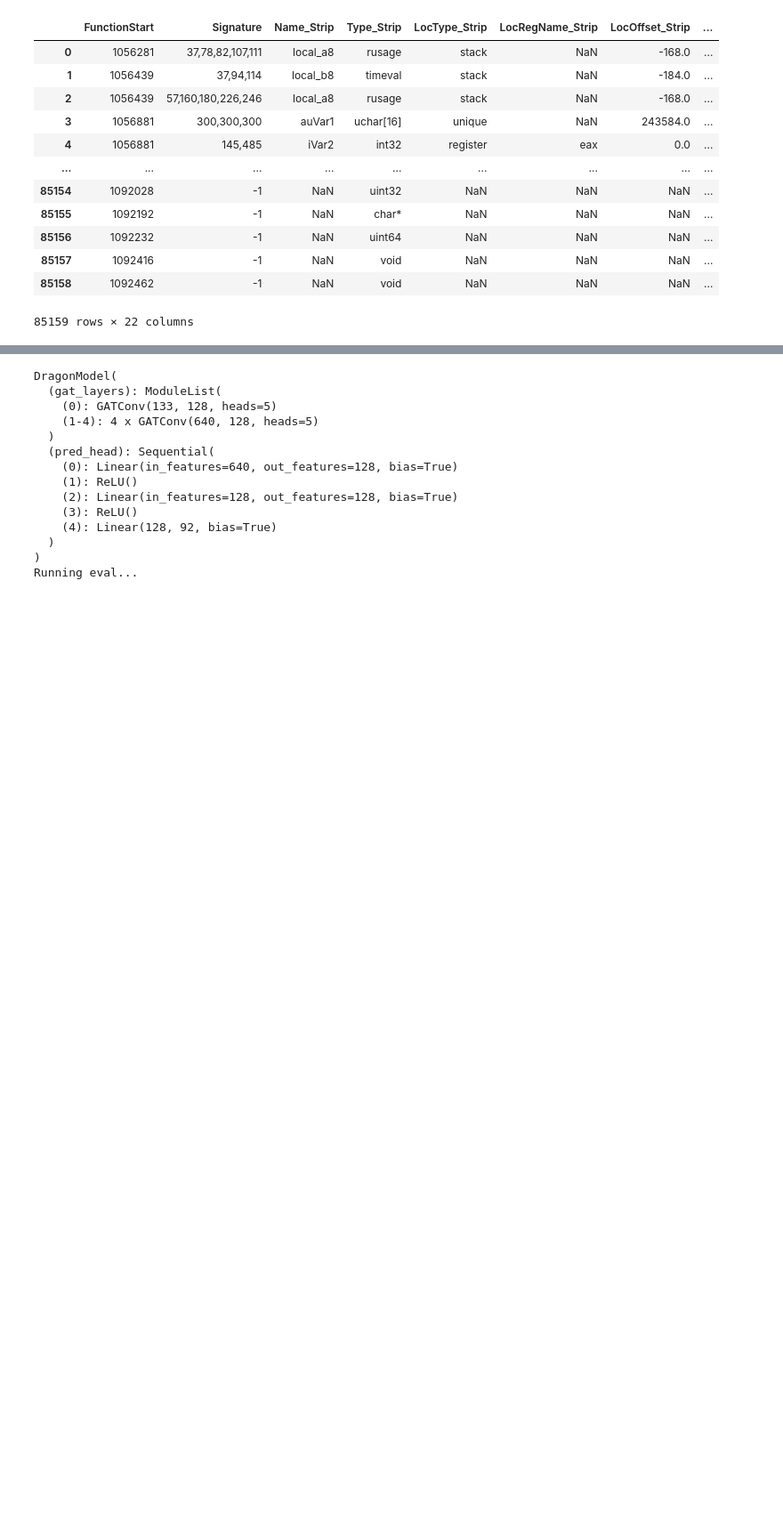
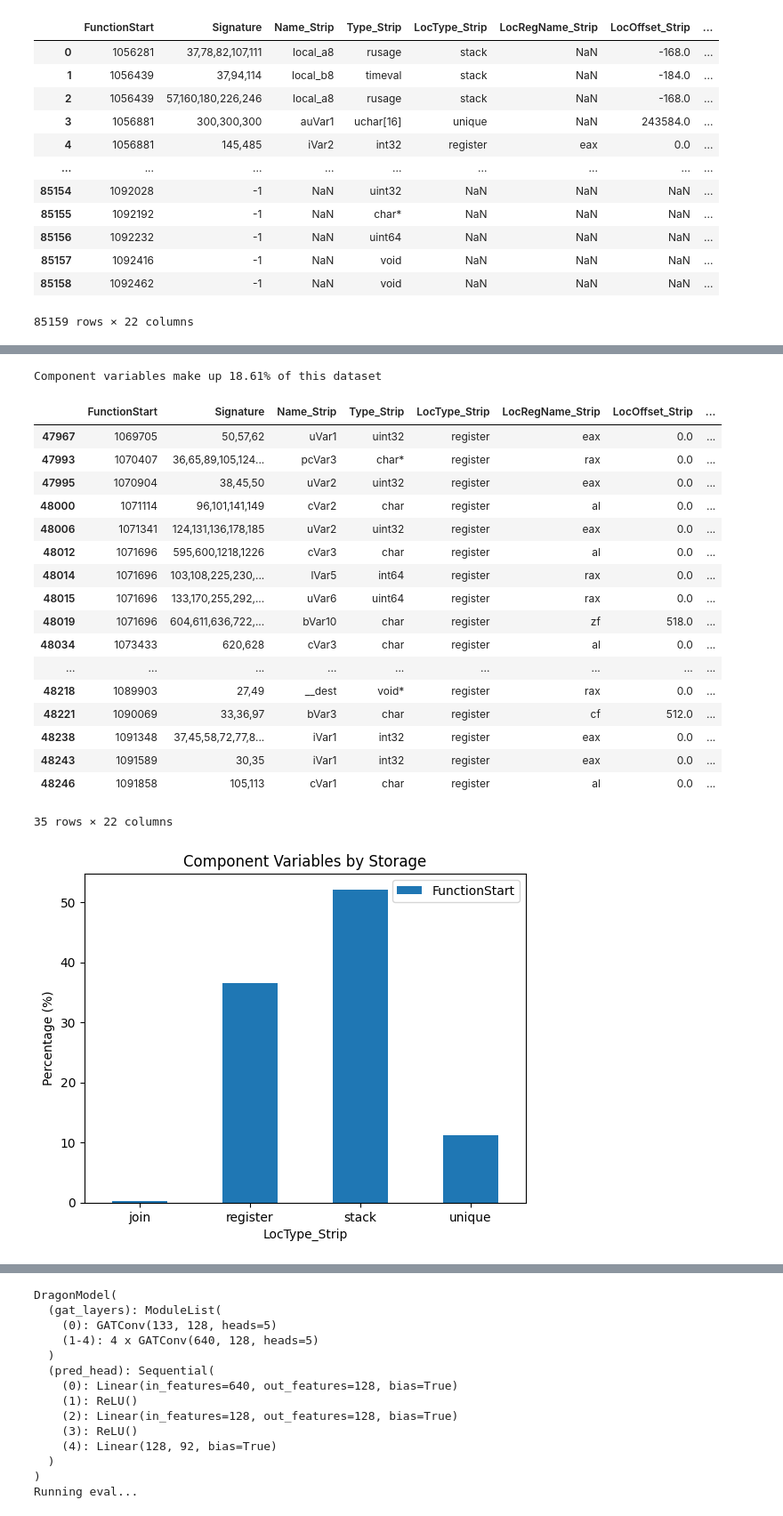
Before and after one commit to lasserre/datatype-recovery-experiments, a Jupyter notebook: notebooks/eval.ipynb, the cells around one changed output, grey strips where cells are left out. Shown at 89% size. Drawn from its saved outputs; the diff is of its cells as text; code cells hidden in the pictures; blank space fills up the shorter version.

```diff
--- a/notebooks/eval.ipynb
+++ b/notebooks/eval.ipynb
@@ -50,0 +56,30 @@ df
+# %%
+pcnt_comp = len(df[df.TypeCategory_Debug=='COMP'])/len(df)*100
+print(f'Component variables make up {pcnt_comp:.2f}% of this dataset')
+num_comp = len(df[df.TypeCategory_Debug=='COMP'])
+(df[df.TypeCategory_Debug=='COMP'].groupby('LocType_Strip').count()[['FunctionStart']]/num_comp*100).plot(
+    kind='bar', rot=0, title='Component Variables by Storage', ylabel='Percentage (%)'
+)
+
+df[(df.TypeCategory_Debug=='COMP')&(df.LocType_Strip=='register')&(df.BinaryId==1116)]
+# %% [output]
+Component variables make up 18.61% of this dataset
+|  | FunctionStart | Signature | Name_Strip | Type_Strip | LocType_Strip | LocRegName_Strip | LocOffset_Strip | ... |
+| 47967 | 1069705 | 50,57,62 | uVar1 | uint32 | register | eax | 0.0 | ... |
+| 47993 | 1070407 | 36,65,89,105,124... | pcVar3 | char* | register | rax | 0.0 | ... |
+| 47995 | 1070904 | 38,45,50 | uVar2 | uint32 | register | eax | 0.0 | ... |
+| 48000 | 1071114 | 96,101,141,149 | cVar2 | char | register | al | 0.0 | ... |
+| 48006 | 1071341 | 124,131,136,178,185 | uVar2 | uint32 | register | eax | 0.0 | ... |
+| 48012 | 1071696 | 595,600,1218,1226 | cVar3 | char | register | al | 0.0 | ... |
+| 48014 | 1071696 | 103,108,225,230,... | lVar5 | int64 | register | rax | 0.0 | ... |
+| 48015 | 1071696 | 133,170,255,292,... | uVar6 | uint64 | register | rax | 0.0 | ... |
+| 48019 | 1071696 | 604,611,636,722,... | bVar10 | char | register | zf | 518.0 | ... |
+| 48034 | 1073433 | 620,628 | cVar3 | char | register | al | 0.0 | ... |
+| ... | ... | ... | ... | ... | ... | ... | ... | ... |
+| 48218 | 1089903 | 27,49 | __dest | void* | register | rax | 0.0 | ... |
+| 48221 | 1090069 | 33,36,97 | bVar3 | char | register | cf | 512.0 | ... |
+| 48238 | 1091348 | 37,45,58,72,77,8... | iVar1 | int32 | register | eax | 0.0 | ... |
+| 48243 | 1091589 | 30,35 | iVar1 | int32 | register | eax | 0.0 | ... |
+| 48246 | 1091858 | 105,113 | cVar1 | char | register | al | 0.0 | ... |
+35 rows × 22 columns
+[figure, added]
```
Also changed, not shown: parts of 2 cells of this notebook, 2 other files.
